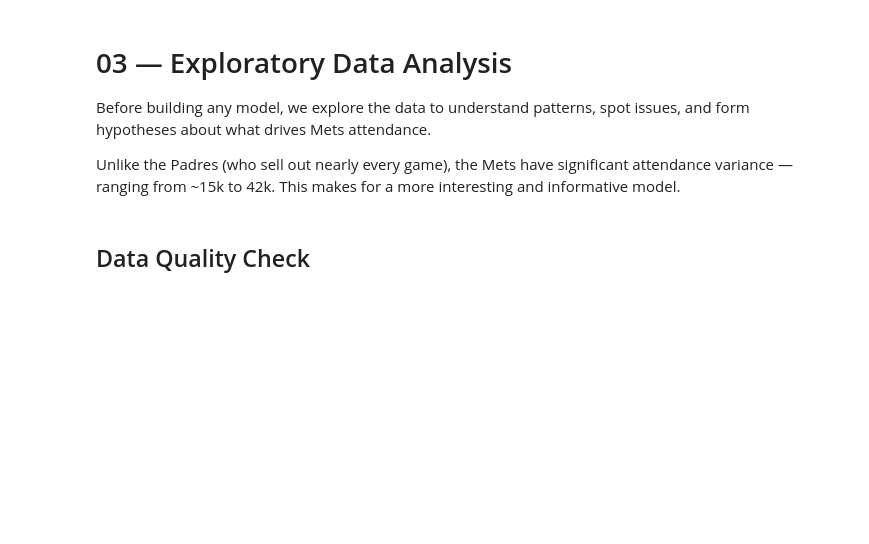
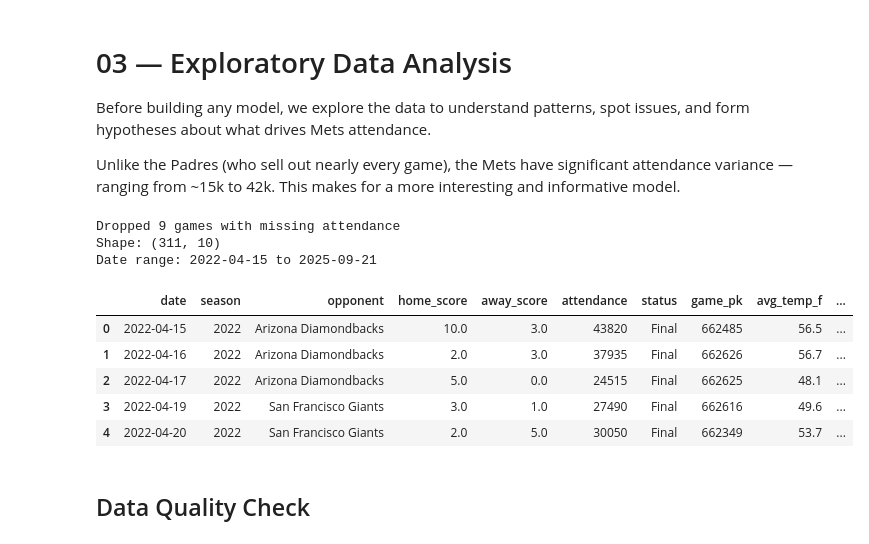
Before and after one commit to kaylagandrus/mlb-dynamic-ticket-pricing, a Jupyter notebook: mets/notebooks/03_eda.ipynb, the cells around one changed output. Cells and saved outputs as stored; diff of their text form; code cells hidden in the pictures; blank space fills up the shorter version.

```diff
--- a/mets/notebooks/03_eda.ipynb
+++ b/mets/notebooks/03_eda.ipynb
@@ -6,23 +6,39 @@ Unlike the Padres (who sell out nearly every game), the Mets have significant at
 # %%
 import pandas as pd
 import numpy as np
 import matplotlib.pyplot as plt
 import seaborn as sns
 import requests
 
 sns.set_theme(style="whitegrid")
 plt.rcParams["figure.figsize"] = (10, 5)
 
 TEAM_ID = 121  # New York Mets
 SEASONS = [2022, 2023, 2024, 2025]
 
 df = pd.read_csv("../data/mets_master.csv")
 df["date"] = pd.to_datetime(df["date"])
+
+# Drop Final games with no reported attendance (mostly doubleheader game-2s)
+n_before = len(df)
+df = df.dropna(subset=["attendance"]).reset_index(drop=True)
+print(f"Dropped {n_before - len(df)} games with missing attendance")
+
 df["attendance"] = df["attendance"].astype(int)
 
 print(f"Shape: {df.shape}")
 print(f"Date range: {df['date'].min().date()} to {df['date'].max().date()}")
 df.head()
+# %% [output]
+Dropped 9 games with missing attendance
+Shape: (311, 10)
+Date range: 2022-04-15 to 2025-09-21
+|  | date | season | opponent | home_score | away_score | attendance | status | game_pk | avg_temp_f | ... |
+| 0 | 2022-04-15 | 2022 | Arizona Diamondbacks | 10.0 | 3.0 | 43820 | Final | 662485 | 56.5 | ... |
+| 1 | 2022-04-16 | 2022 | Arizona Diamondbacks | 2.0 | 3.0 | 37935 | Final | 662626 | 56.7 | ... |
+| 2 | 2022-04-17 | 2022 | Arizona Diamondbacks | 5.0 | 0.0 | 24515 | Final | 662625 | 48.1 | ... |
+| 3 | 2022-04-19 | 2022 | San Francisco Giants | 3.0 | 1.0 | 27490 | Final | 662616 | 49.6 | ... |
+| 4 | 2022-04-20 | 2022 | San Francisco Giants | 2.0 | 5.0 | 30050 | Final | 662349 | 53.7 | ... |
 # %% [markdown]
 ## Data Quality Check
 # %%
```
Also changed, not shown: parts of 16 cells of this notebook, 4 other files.
